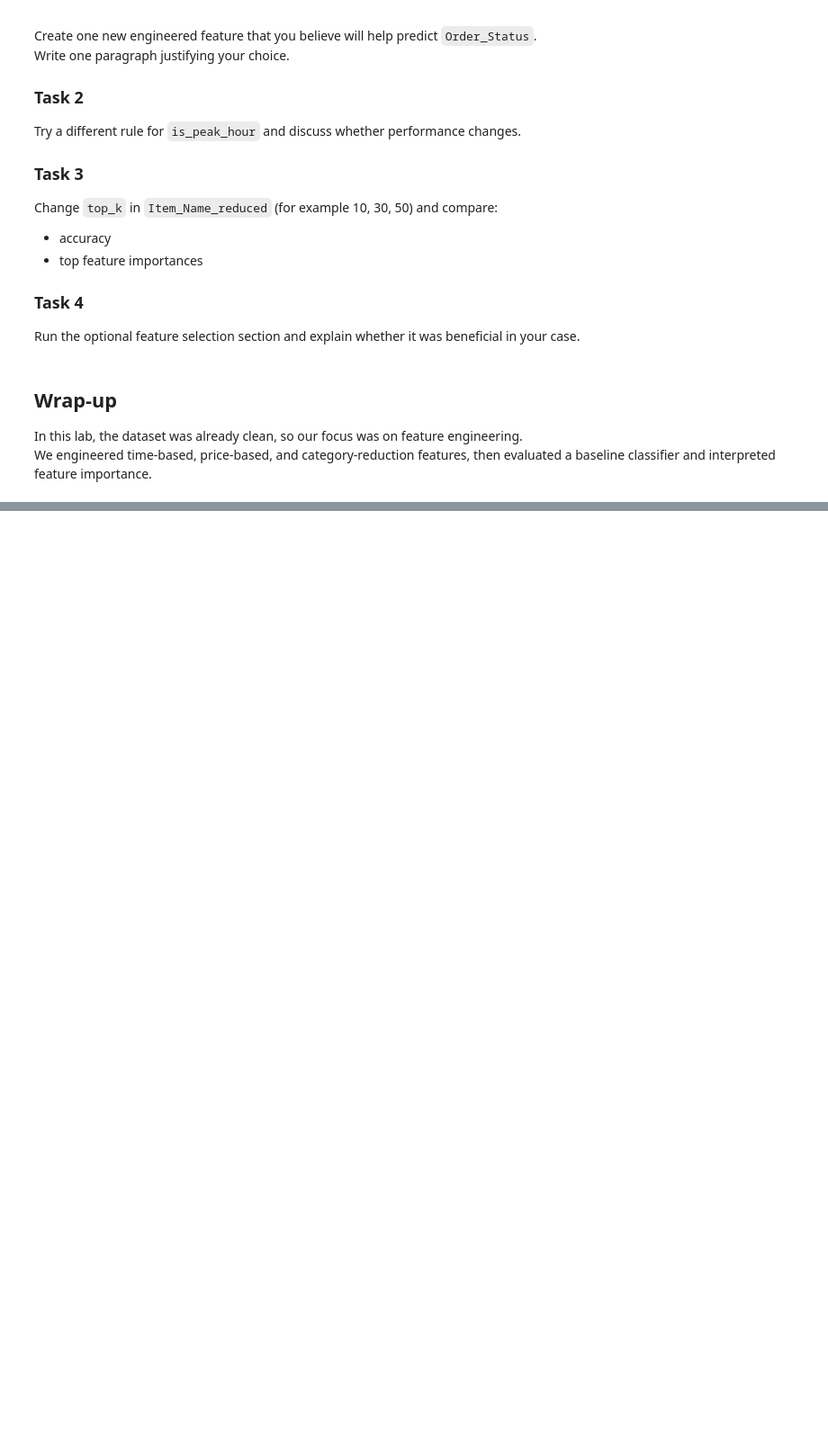
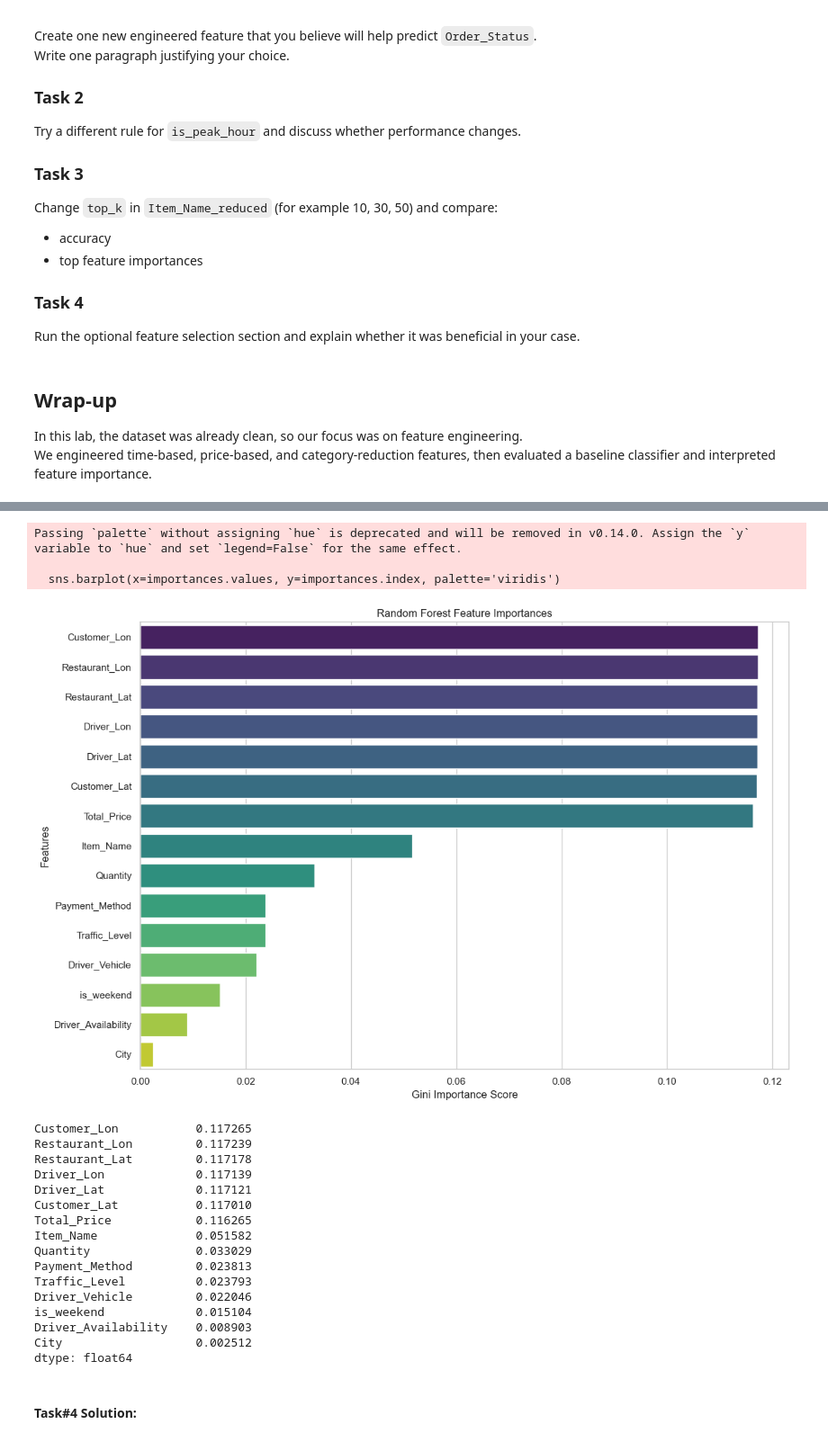
Before and after one commit to MuhMutlaq/IAU-Machine-Learning-Labs, a Jupyter notebook: ARTI308 Lab5.ipynb, the cells around one changed output, grey strips where cells are left out. Shown at 90% size. Drawn from its saved outputs; the diff is of its cells as text; code cells hidden in the pictures; blank space fills up the shorter version.

```diff
--- a/ARTI308 Lab5.ipynb
+++ b/ARTI308 Lab5.ipynb
@@ -563,0 +681,55 @@ We engineered time-based, price-based, and category-reduction features, then eva
+# %%
+# --- Feature Importances Figure ---
+from sklearn.preprocessing import LabelEncoder
+
+# 1. Encode all remaining categorical variables to numeric format for the model
+df_encoded = df_cleaned.copy()
+le = LabelEncoder()
+for col in df_encoded.select_dtypes(include=['object']).columns:
+    df_encoded[col] = le.fit_transform(df_encoded[col].astype(str))
+
+# 2. Separate target from features
+X = df_encoded.drop(columns=['Order_Status'])
+y = df_encoded['Order_Status']
+
+# 3. Train a baseline model to extract importances
+X_train_imp, X_test_imp, y_train_imp, y_test_imp = train_test_split(X, y, test_size=0.2, random_state=42)
+
+rf_imp = RandomForestClassifier(n_estimators=100, random_state=42, n_jobs=-1)
+rf_imp.fit(X_train_imp, y_train_imp)
+
+# 4. Extract and plot feature importances
+importances = pd.Series(rf_imp.feature_importances_, index=X.columns).sort_values(ascending=False)
+
+plt.figure(figsize=(12, 8))
+sns.barplot(x=importances.values, y=importances.index, palette='viridis')
+plt.title("Random Forest Feature Importances")
+plt.xlabel("Gini Importance Score")
+plt.ylabel("Features")
+plt.tight_layout()
+plt.show()
+
+importances
+# %% [output]
+Passing `palette` without assigning `hue` is deprecated and will be removed in v0.14.0. Assign the `y` variable to `hue` and set `legend=False` for the same effect.
+
+  sns.barplot(x=importances.values, y=importances.index, palette='viridis')
+[figure, added]
+Customer_Lon           0.117265
+Restaurant_Lon         0.117239
+Restaurant_Lat         0.117178
+Driver_Lon             0.117139
+Driver_Lat             0.117121
+Customer_Lat           0.117010
+Total_Price            0.116265
+Item_Name              0.051582
+Quantity               0.033029
+Payment_Method         0.023813
+Traffic_Level          0.023793
+Driver_Vehicle         0.022046
+is_weekend             0.015104
+Driver_Availability    0.008903
+City                   0.002512
+dtype: float64
+# %% [markdown]
+#### **Task#4 Solution:**
```
Also changed, not shown: parts of 13 cells of this notebook, 1 other file.
